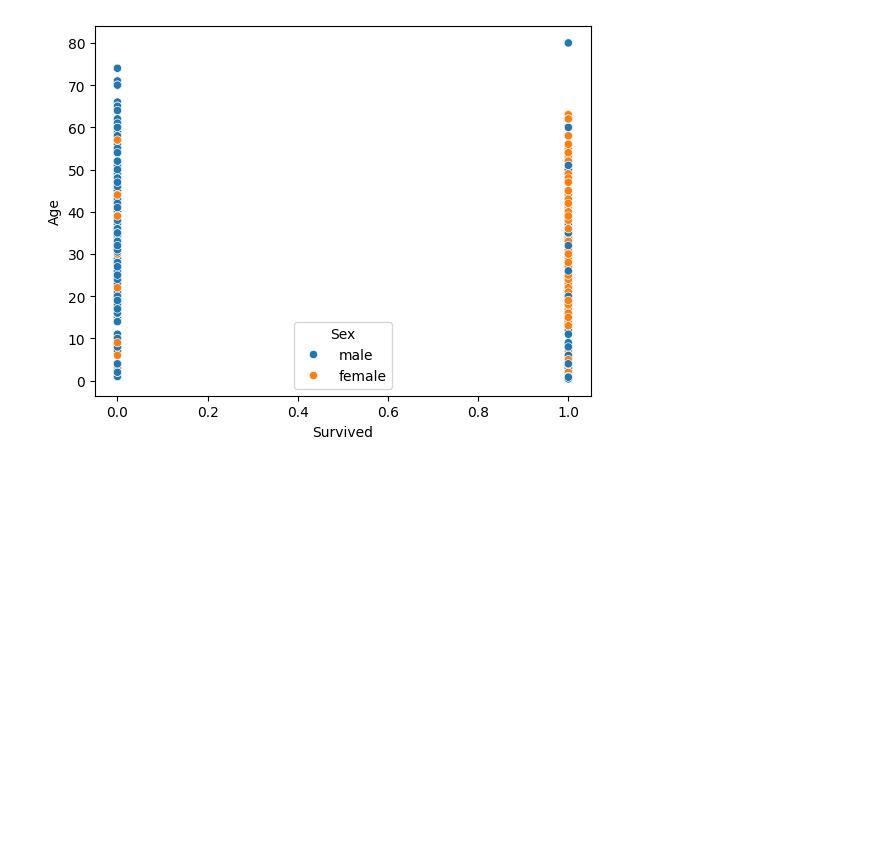
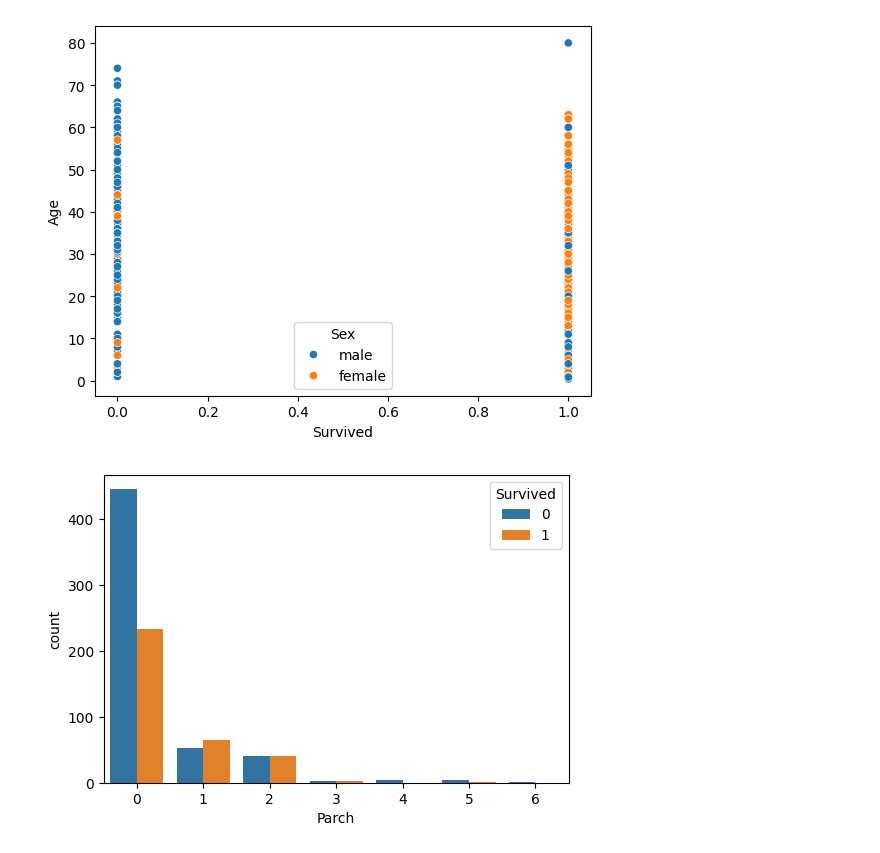
Before and after one commit to infy-dinkar/Machine_learning, a Jupyter notebook: practice/Logistic_Regresion.ipynb, the cells around one changed output. Cells and saved outputs as stored; diff of their text form; code cells hidden in the pictures; blank space fills up the shorter version.

```diff
--- a/practice/Logistic_Regresion.ipynb
+++ b/practice/Logistic_Regresion.ipynb
@@ -150,3 +150,10 @@ sns.scatterplot(x='Survived', y='Age', hue='Sex', data=df)
 plt.show()
 # %% [output]
 [figure]
+# %%
+# Parch -- no. of parents / children aboard the Titanic
+plt.figure(figsize=(6,4))
+sns.countplot(x='Parch',data=df, hue='Survived')
+plt.show()
+# %% [output]
+[figure, added]
```
Also changed, not shown: parts of 23 cells of this notebook.
